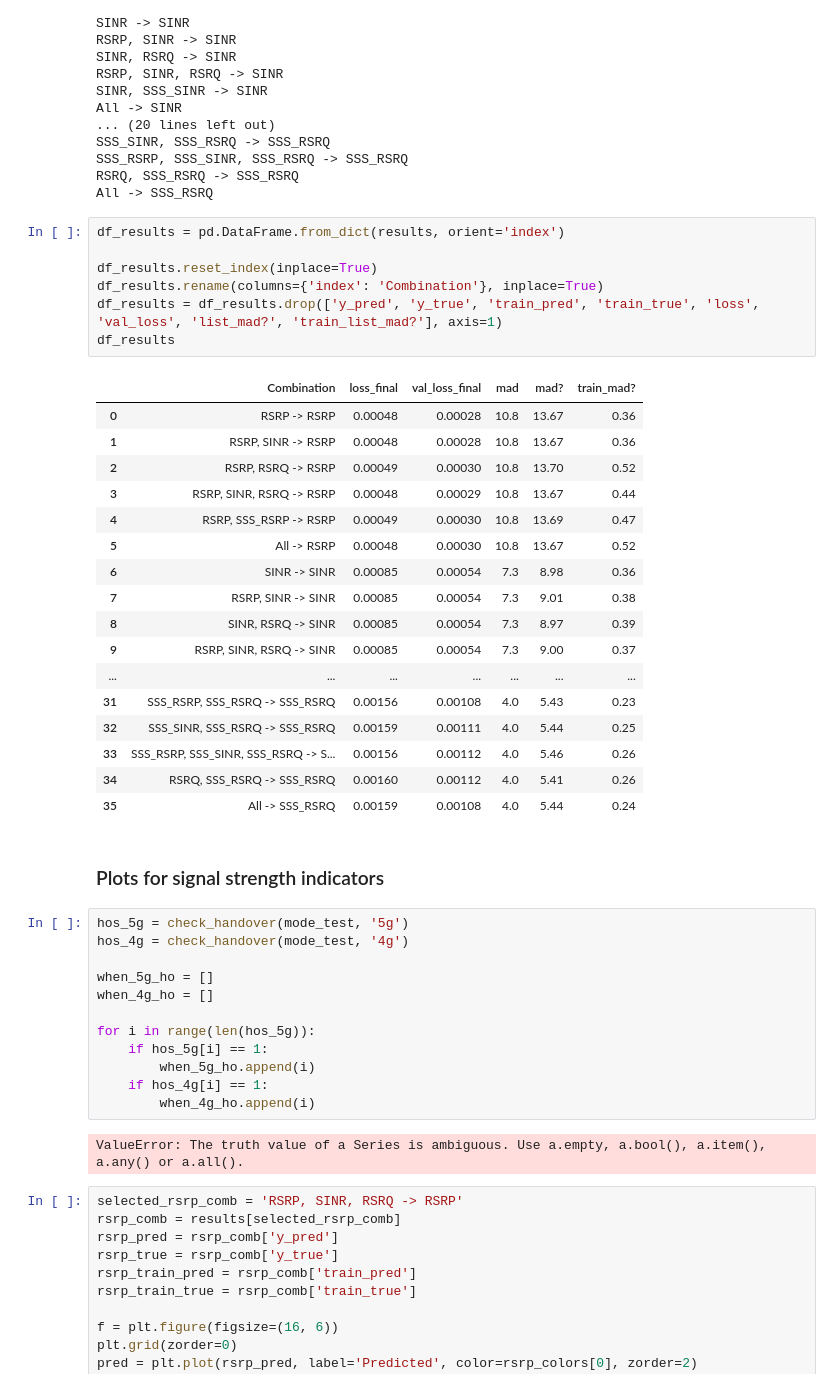
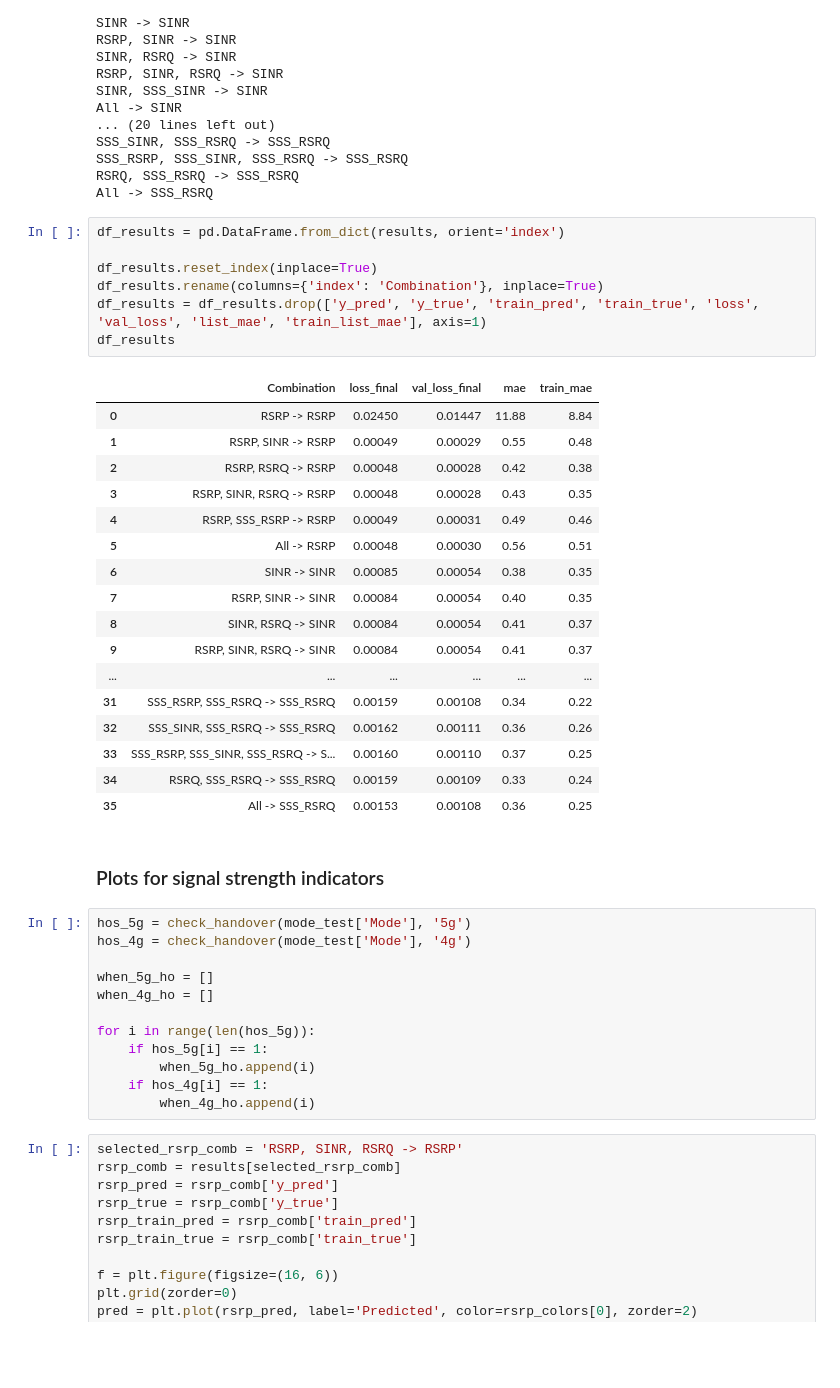
Before and after one commit to ihneskarbovik/master, a Jupyter notebook: main_two_campaigns.ipynb, the cells around one changed output. Cells and saved outputs as stored; diff of their text form; blank space fills up the shorter version.

```diff
--- a/main_two_campaigns.ipynb
+++ b/main_two_campaigns.ipynb
@@ -168,33 +168,33 @@ All -> SSS_RSRQ
 # %%
 df_results = pd.DataFrame.from_dict(results, orient='index')
 
 df_results.reset_index(inplace=True)
 df_results.rename(columns={'index': 'Combination'}, inplace=True)
-df_results = df_results.drop(['y_pred', 'y_true', 'train_pred', 'train_true', 'loss', 'val_loss', 'list_mad?', 'train_list_mad?'], axis=1)
+df_results = df_results.drop(['y_pred', 'y_true', 'train_pred', 'train_true', 'loss', 'val_loss', 'list_mae', 'train_list_mae'], axis=1)
 df_results
 # %% [output]
-|  | Combination | loss_final | val_loss_final | mad | mad? | train_mad? |
-| 0 | RSRP -> RSRP | 0.00048 | 0.00028 | 10.8 | 13.67 | 0.36 |
-| 1 | RSRP, SINR -> RSRP | 0.00048 | 0.00028 | 10.8 | 13.67 | 0.36 |
-| 2 | RSRP, RSRQ -> RSRP | 0.00049 | 0.00030 | 10.8 | 13.70 | 0.52 |
-| 3 | RSRP, SINR, RSRQ -> RSRP | 0.00048 | 0.00029 | 10.8 | 13.67 | 0.44 |
-| 4 | RSRP, SSS_RSRP -> RSRP | 0.00049 | 0.00030 | 10.8 | 13.69 | 0.47 |
-| 5 | All -> RSRP | 0.00048 | 0.00030 | 10.8 | 13.67 | 0.52 |
-| 6 | SINR -> SINR | 0.00085 | 0.00054 | 7.3 | 8.98 | 0.36 |
-| 7 | RSRP, SINR -> SINR | 0.00085 | 0.00054 | 7.3 | 9.01 | 0.38 |
-| 8 | SINR, RSRQ -> SINR | 0.00085 | 0.00054 | 7.3 | 8.97 | 0.39 |
-| 9 | RSRP, SINR, RSRQ -> SINR | 0.00085 | 0.00054 | 7.3 | 9.00 | 0.37 |
-| ... | ... | ... | ... | ... | ... | ... |
-| 31 | SSS_RSRP, SSS_RSRQ -> SSS_RSRQ | 0.00156 | 0.00108 | 4.0 | 5.43 | 0.23 |
-| 32 | SSS_SINR, SSS_RSRQ -> SSS_RSRQ | 0.00159 | 0.00111 | 4.0 | 5.44 | 0.25 |
-| 33 | SSS_RSRP, SSS_SINR, SSS_RSRQ -> S... | 0.00156 | 0.00112 | 4.0 | 5.46 | 0.26 |
-| 34 | RSRQ, SSS_RSRQ -> SSS_RSRQ | 0.00160 | 0.00112 | 4.0 | 5.41 | 0.26 |
-| 35 | All -> SSS_RSRQ | 0.00159 | 0.00108 | 4.0 | 5.44 | 0.24 |
+|  | Combination | loss_final | val_loss_final | mae | train_mae |
+| 0 | RSRP -> RSRP | 0.02450 | 0.01447 | 11.88 | 8.84 |
+| 1 | RSRP, SINR -> RSRP | 0.00049 | 0.00029 | 0.55 | 0.48 |
+| 2 | RSRP, RSRQ -> RSRP | 0.00048 | 0.00028 | 0.42 | 0.38 |
+| 3 | RSRP, SINR, RSRQ -> RSRP | 0.00048 | 0.00028 | 0.43 | 0.35 |
+| 4 | RSRP, SSS_RSRP -> RSRP | 0.00049 | 0.00031 | 0.49 | 0.46 |
+| 5 | All -> RSRP | 0.00048 | 0.00030 | 0.56 | 0.51 |
+| 6 | SINR -> SINR | 0.00085 | 0.00054 | 0.38 | 0.35 |
+| 7 | RSRP, SINR -> SINR | 0.00084 | 0.00054 | 0.40 | 0.35 |
+| 8 | SINR, RSRQ -> SINR | 0.00084 | 0.00054 | 0.41 | 0.37 |
+| 9 | RSRP, SINR, RSRQ -> SINR | 0.00084 | 0.00054 | 0.41 | 0.37 |
+| ... | ... | ... | ... | ... | ... |
+| 31 | SSS_RSRP, SSS_RSRQ -> SSS_RSRQ | 0.00159 | 0.00108 | 0.34 | 0.22 |
+| 32 | SSS_SINR, SSS_RSRQ -> SSS_RSRQ | 0.00162 | 0.00111 | 0.36 | 0.26 |
+| 33 | SSS_RSRP, SSS_SINR, SSS_RSRQ -> S... | 0.00160 | 0.00110 | 0.37 | 0.25 |
+| 34 | RSRQ, SSS_RSRQ -> SSS_RSRQ | 0.00159 | 0.00109 | 0.33 | 0.24 |
+| 35 | All -> SSS_RSRQ | 0.00153 | 0.00108 | 0.36 | 0.25 |
 # %% [markdown]
 ### Plots for signal strength indicators
 # %%
-hos_5g = check_handover(mode_test, '5g')
-hos_4g = check_handover(mode_test, '4g')
+hos_5g = check_handover(mode_test['Mode'], '5g')
+hos_4g = check_handover(mode_test['Mode'], '4g')
 
 when_5g_ho = []
 when_4g_ho = []
@@ -204,8 +204,6 @@ for i in range(len(hos_5g)):
         when_5g_ho.append(i)
     if hos_4g[i] == 1:
         when_4g_ho.append(i)
-# %% [output]
-ValueError: The truth value of a Series is ambiguous. Use a.empty, a.bool(), a.item(), a.any() or a.all().
 # %%
 selected_rsrp_comb = 'RSRP, SINR, RSRQ -> RSRP'
 rsrp_comb = results[selected_rsrp_comb]
```
Also changed, not shown: parts of 9 cells of this notebook, 2 other files.
